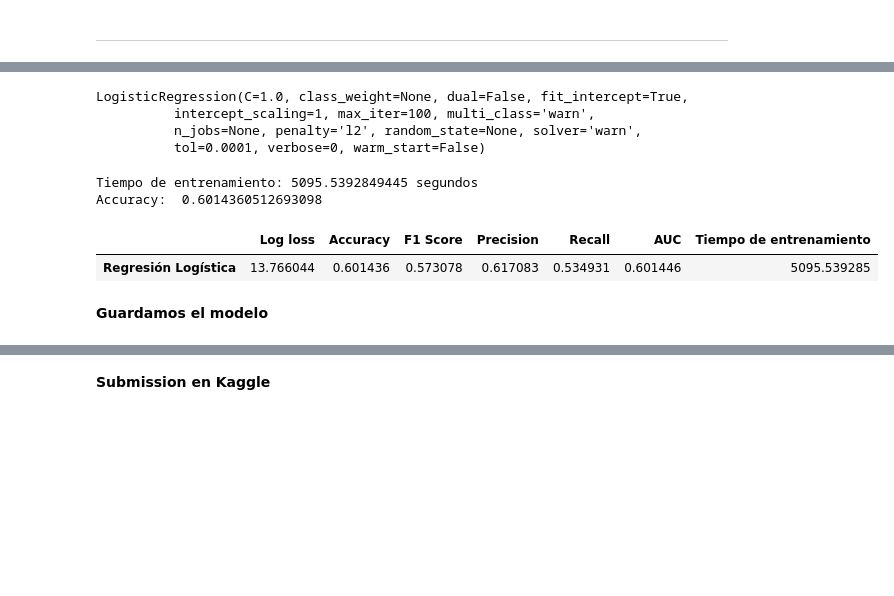
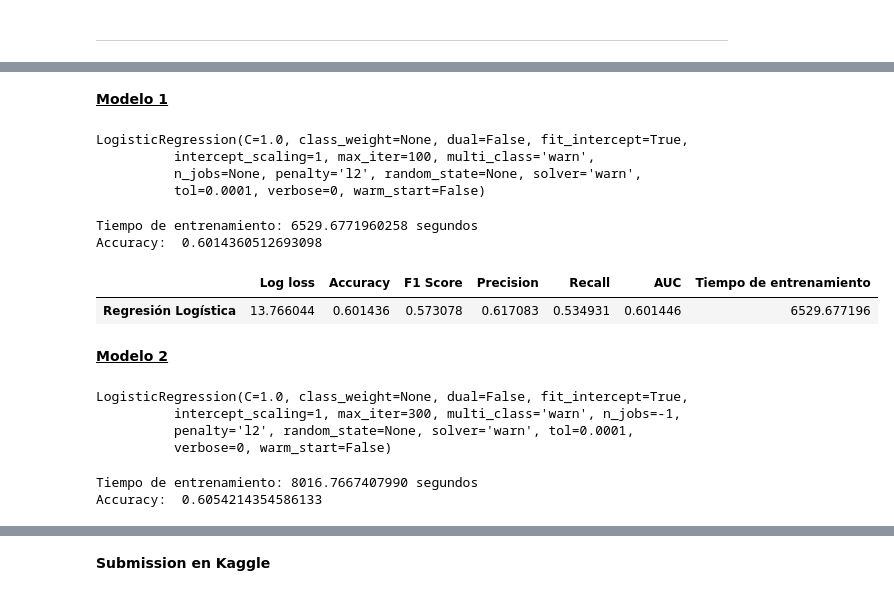
Before and after one commit to Gecofer/TFM_1920, a Jupyter notebook: notebooks/5-MicrosoftMalwarePrediction-RegresionLogistica.ipynb, the cells around one changed output, grey strips where cells are left out. Drawn from its saved outputs; the diff is of its cells as text; code cells hidden in the pictures; blank space fills up the shorter version.

```diff
--- a/notebooks/5-MicrosoftMalwarePrediction-RegresionLogistica.ipynb
+++ b/notebooks/5-MicrosoftMalwarePrediction-RegresionLogistica.ipynb
@@ -78,43 +88,41 @@ y_val = pd.read_csv("./datos/y_val.csv")
+# %% [markdown]
+<ins>**Modelo 1**<ins>
 # %%
 # Configuración del algoritmo de Regresión Logística
-rl_model = linear_model.LogisticRegression()
+rl_model_01 = linear_model.LogisticRegression()
+rl_model_01 # Vemos los hiperparámetros del modelo
+# %% [output]
+LogisticRegression(C=1.0, class_weight=None, dual=False, fit_intercept=True,
+          intercept_scaling=1, max_iter=100, multi_class='warn',
+          n_jobs=None, penalty='l2', random_state=None, solver='warn',
+          tol=0.0001, verbose=0, warm_start=False)
-# %%
-# Vemos los hiperparámetros del modelo
-rl_model
-# %% [output]
-LogisticRegression(C=1.0, class_weight=None, dual=False, fit_intercept=True,
-          intercept_scaling=1, max_iter=100, multi_class='warn',
-          n_jobs=None, penalty='l2', random_state=None, solver='warn',
-          tol=0.0001, verbose=0, warm_start=False)
 # %%
 # Entrenamiento del modelo
 start_time = time()
-rl_model.fit(X_train,y_train)
-elapsed_time = time() - start_time
+rl_model_01.fit(X_train,y_train)
+time_rl_model_01 = time() - start_time
 
-y_pred = rl_model.predict(X_val)
+y_pred_01 = rl_model_01.predict(X_val)
 
-print("Tiempo de entrenamiento: %.10f segundos" % elapsed_time)
-print("Accuracy: ", metrics.accuracy_score(y_val, y_pred))
+print("Tiempo de entrenamiento: %.10f segundos" % time_rl_model_01)
+print("Accuracy: ", metrics.accuracy_score(y_val, y_pred_01))
 # %% [output]
-Tiempo de entrenamiento: 5095.5392849445 segundos
+Tiempo de entrenamiento: 6529.6771960258 segundos
 Accuracy:  0.6014360512693098
 # %%
 # Imprimimos algunas métricas
-logloss = metrics.log_loss(y_val, y_pred)
-accuracy = metrics.accuracy_score(y_val, y_pred)
-F1 = metrics.f1_score(y_val, y_pred)
-precision = precision_score(y_val, y_pred, average='binary')
-recall = recall_score(y_val, y_pred, average='binary')
-auc = metrics.roc_auc_score(y_val, y_pred)
+logloss = metrics.log_loss(y_val, y_pred_01)
+accuracy = metrics.accuracy_score(y_val, y_pred_01)
+F1 = metrics.f1_score(y_val, y_pred_01)
+precision = precision_score(y_val, y_pred_01, average='binary')
+recall = recall_score(y_val, y_pred_01, average='binary')
+auc = metrics.roc_auc_score(y_val, y_pred_01)
 
-metricas = [logloss, accuracy, F1, precision, recall, auc, elapsed_time]
+metricas = [logloss, accuracy, F1, precision, recall, auc, time_rl_model_01]
 nombre_metricas = ['Log loss', 'Accuracy', 'F1 Score', 'Precision', 'Recall', 'AUC', 'Tiempo de entrenamiento']
+
+pd.DataFrame(metricas, nombre_metricas, columns = ['Regresión Logística']).T
+# %% [output]
+|  | Log loss | Accuracy | F1 Score | Precision | Recall | AUC | Tiempo de entrenamiento |
+| Regresión Logística | 13.766044 | 0.601436 | 0.573078 | 0.617083 | 0.534931 | 0.601446 | 6529.677196 |
-# %%
-pd.DataFrame(metricas, nombre_metricas, columns = ['Regresión Logística']).T
-# %% [output]
-|  | Log loss | Accuracy | F1 Score | Precision | Recall | AUC | Tiempo de entrenamiento |
-| Regresión Logística | 13.766044 | 0.601436 | 0.573078 | 0.617083 | 0.534931 | 0.601446 | 5095.539285 |
-# %% [markdown]
-**Guardamos el modelo**
 # %%
@@ -124,0 +133,24 @@ with open(pkl_filename, 'wb') as file:
+# %% [markdown]
+<ins>**Modelo 2**<ins>
+# %%
+# Configuración del algoritmo de Regresión Logística
+rl_model_02 = linear_model.LogisticRegression(n_jobs=-1, max_iter=300)
+rl_model_02 # Vemos los hiperparámetros del modelo
+# %% [output]
+LogisticRegression(C=1.0, class_weight=None, dual=False, fit_intercept=True,
+          intercept_scaling=1, max_iter=300, multi_class='warn', n_jobs=-1,
+          penalty='l2', random_state=None, solver='warn', tol=0.0001,
+          verbose=0, warm_start=False)
+# %%
+# Entrenamiento del modelo
+start_time = time()
+rl_model_02.fit(X_train,y_train)
+time_rl_model_02 = time() - start_time
+
+y_pred_02 = rl_model_02.predict(X_val)
+
+print("Tiempo de entrenamiento: %.10f segundos" % time_rl_model_02)
+print("Accuracy: ", metrics.accuracy_score(y_val, y_pred_02))
+# %% [output]
+Tiempo de entrenamiento: 8016.7667407990 segundos
+Accuracy:  0.6054214354586133
```
Also changed, not shown: parts of 22 cells of this notebook, 1 other file.
